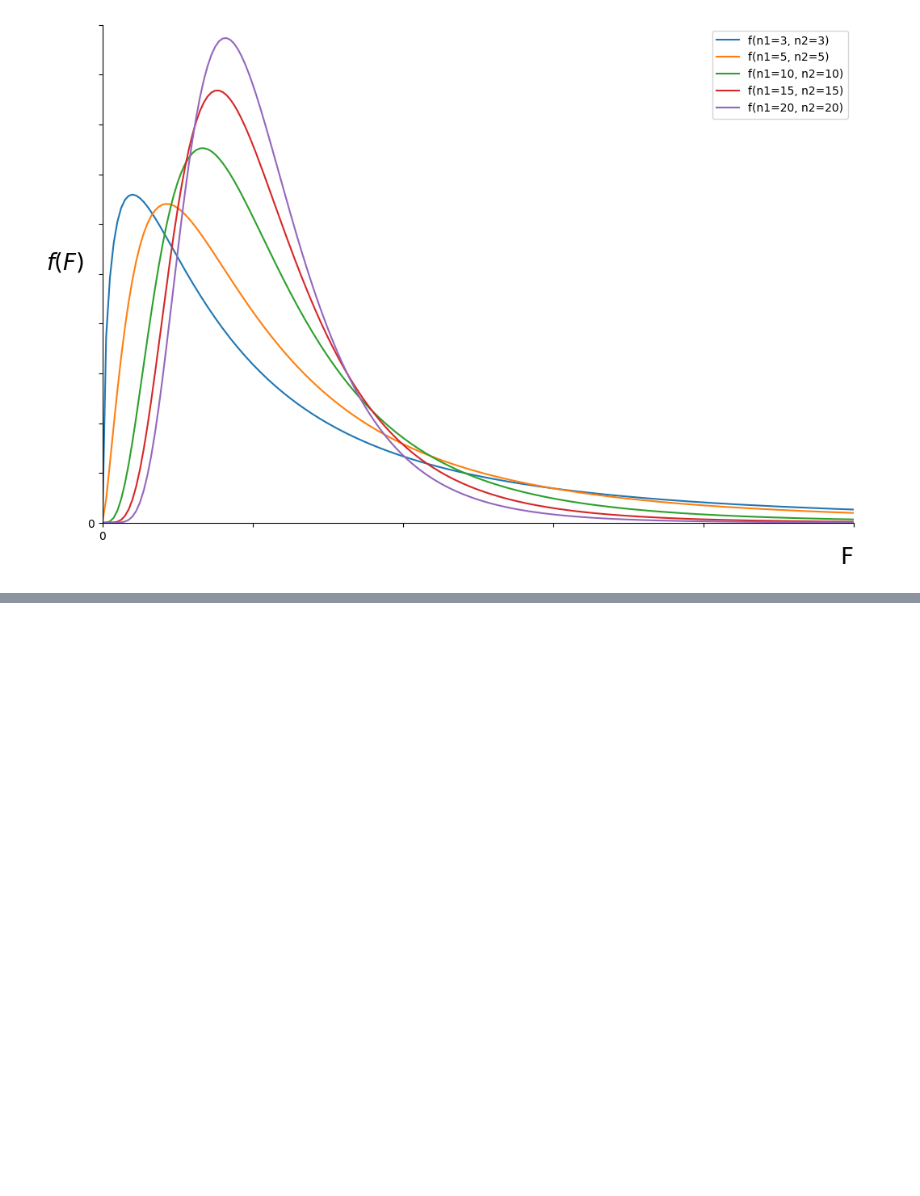
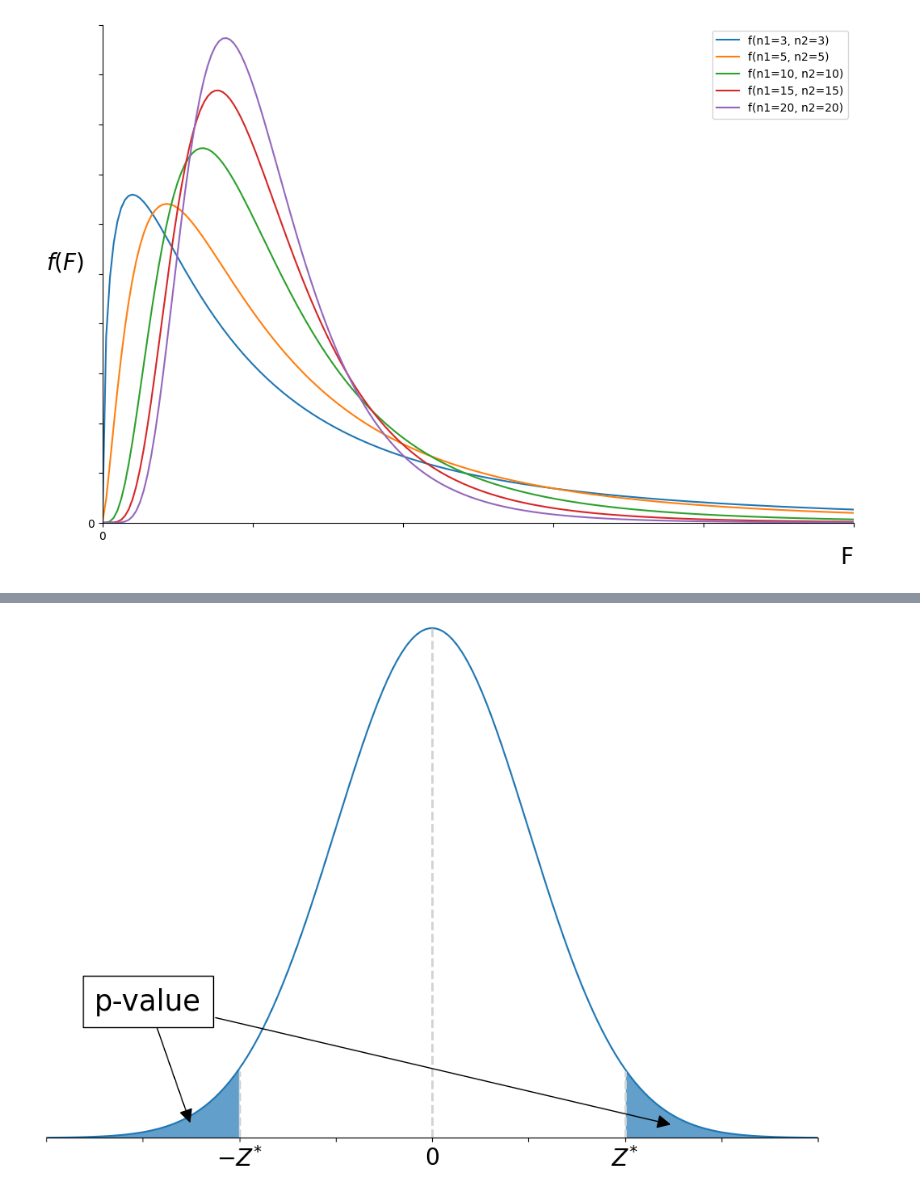
Before and after one commit to lunamundus/python-sas-study, a Jupyter notebook: static_graph.ipynb, the cells around one changed output, grey strips where cells are left out. Saved outputs shown, nothing was run; the diff lists cells and outputs as text; code cells hidden in the pictures; blank space fills up the shorter version.

```diff
--- a/static_graph.ipynb
+++ b/static_graph.ipynb
@@ -501,0 +529,38 @@ plt.show()
+# %%
+import matplotlib.pyplot as plt
+import numpy as np
+
+from scipy.stats import norm
+
+x = np.arange(-4, 4, 0.01)
+y = norm.pdf(x, loc=0, scale=1)
+
+plt.figure(figsize=(12, 8))
+
+plt.xticks(np.arange(-4, 5, 1), ['', '', r'$-Z^{*}$', '', '0', '', r'$Z^{*}$', '', ''], fontsize=20)
+plt.yticks(np.arange(0, 0.45, 0.1), ['', '', '', '', ''])
+
+plt.fill_between(x, y, where=(x>=2)|(x<=-2), alpha=0.7)
+# plt.fill_between(x, y, where=(-2<x)&(x<2), alpha=0.2, color='green')
+
+plt.annotate("p-value", xy=(-2.5, 0.01),xytext=(-3.5, 0.1), arrowprops=dict(color='black',arrowstyle="-|>"), fontsize=25)
+plt.annotate("p-value", xy=(2.5, 0.01),xytext=(-3.5, 0.1), arrowprops=dict(color='black',arrowstyle="-|>"), fontsize=25, bbox=dict(boxstyle="square, pad=0.4", fc="white", ec="black", lw=1))
+
+plt.rc('axes', labelsize=20)
+
+plt.gca().spines['top'].set_visible(False)
+plt.gca().spines['right'].set_visible(False)
+plt.gca().spines['left'].set_visible(False)
+
+plt.gca().axes.yaxis.set_visible(False)
+
+plt.ylim(0, 0.4)
+plt.xlim(-4, 4)
+
+plt.plot(x, norm.pdf(x, loc=0, scale=1))
+plt.axvline(0, 0, 1, color='lightgray', linestyle='--', linewidth=2)
+plt.axvline(-2, 0, 0.130, color='lightgray', linestyle='--', linewidth=2)
+plt.axvline(2, 0, 0.130, color='lightgray', linestyle='--', linewidth=2)
+plt.show()
+# %% [output]
+[figure, added]
```
Also changed, not shown: parts of 4 cells of this notebook.
